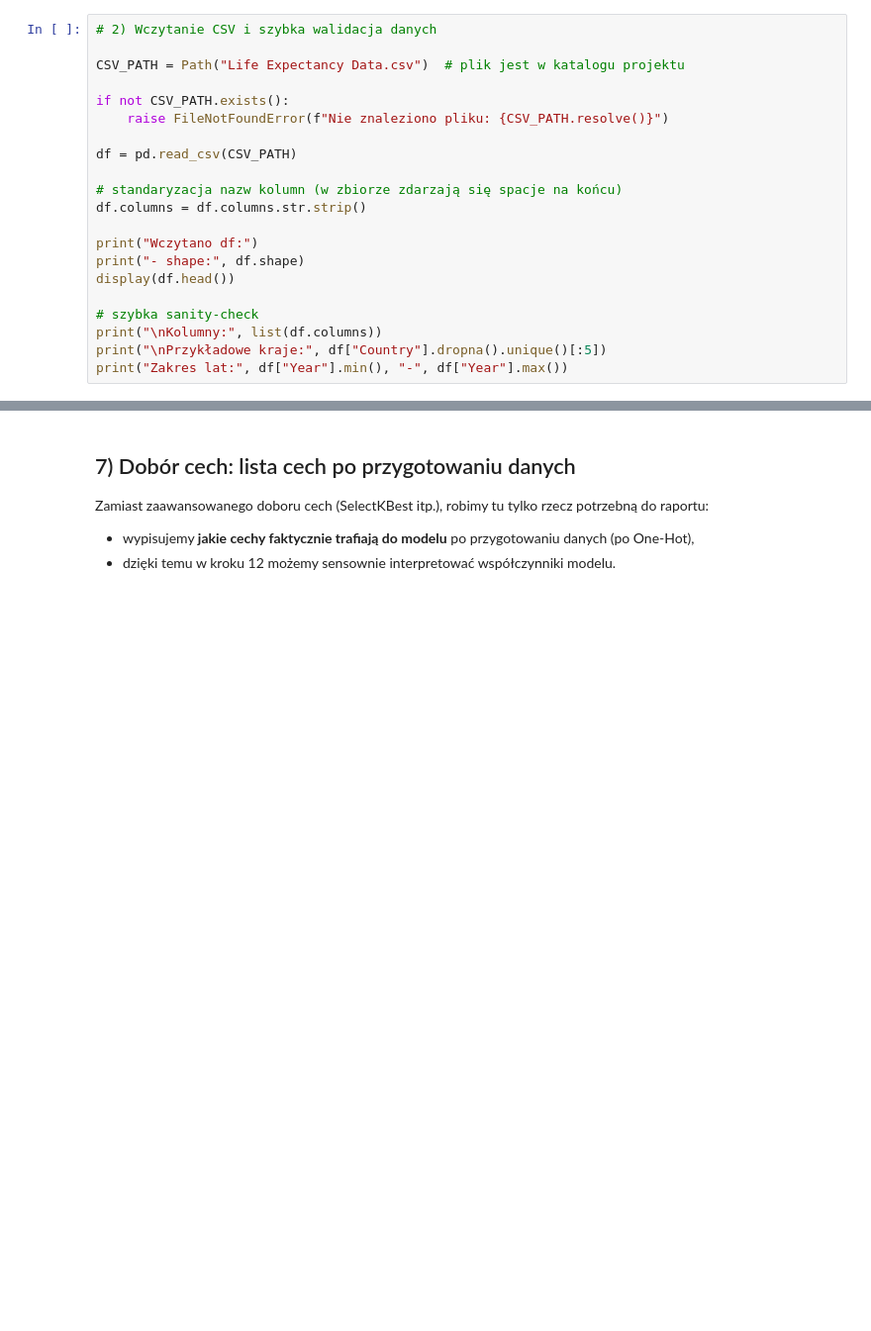
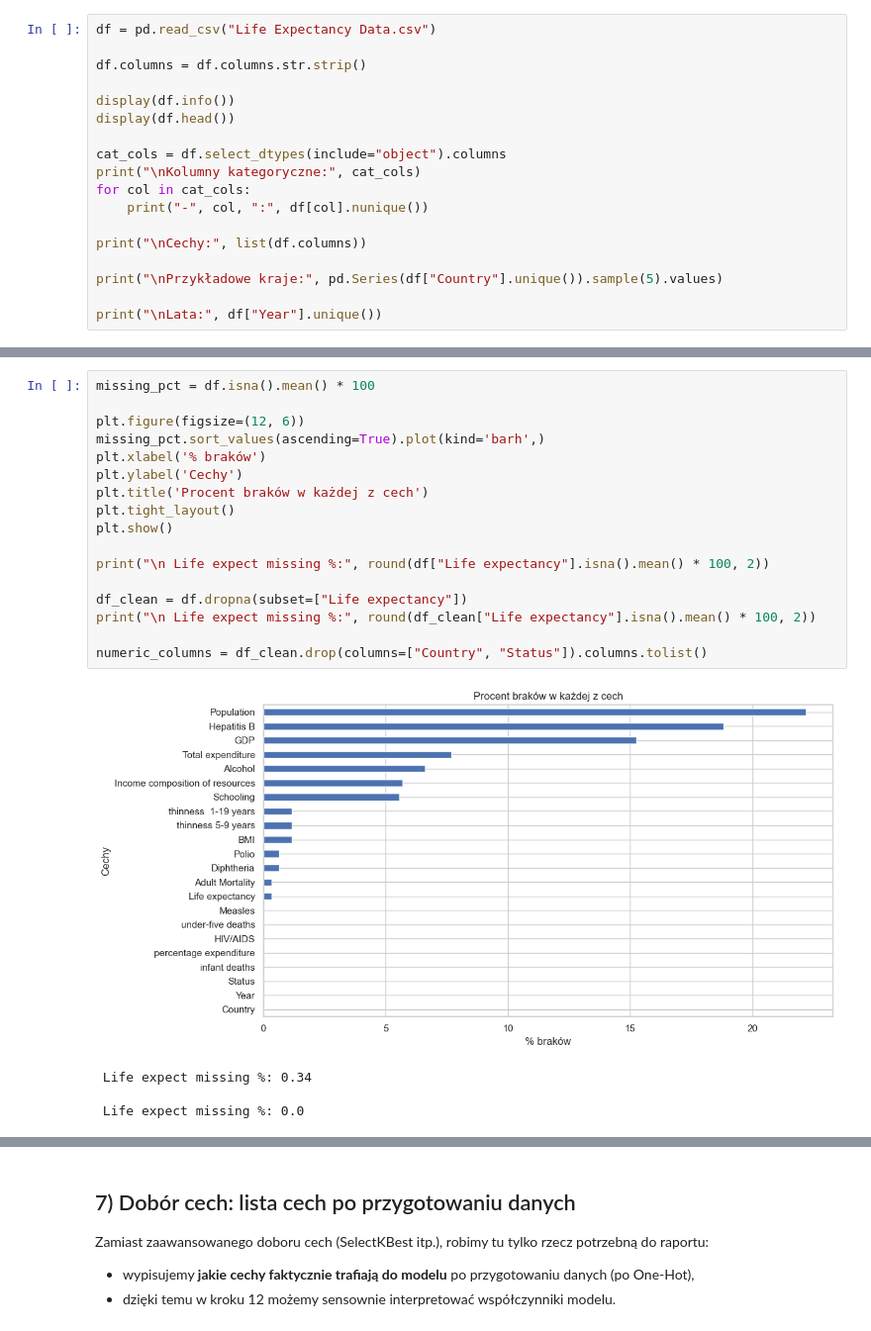
Before and after one commit to Paffeueq/data_mining_project, a Jupyter notebook: Life_Expectancy_Regression2.ipynb, the cells around one changed output, grey strips where cells are left out. Shown at 99% size. Drawn from its saved outputs; the diff is of its cells as text; blank space fills up the shorter version.

Commit message:
Refaktoryzacja kodu, zmienienie cechy status na binarna, dodanie roznych metod uzupelniania brakow

```diff
--- a/Life_Expectancy_Regression2.ipynb
+++ b/Life_Expectancy_Regression2.ipynb
@@ -43,22 +40,19 @@ Uwaga: w oryginalnym zbiorze zdarzają się spacje na końcu nazw kolumn (np. `L
 # %%
-# 2) Wczytanie CSV i szybka walidacja danych
+df = pd.read_csv("Life Expectancy Data.csv")
 
-CSV_PATH = Path("Life Expectancy Data.csv")  # plik jest w katalogu projektu
-
-if not CSV_PATH.exists():
-    raise FileNotFoundError(f"Nie znaleziono pliku: {CSV_PATH.resolve()}")
-
-df = pd.read_csv(CSV_PATH)
-
-# standaryzacja nazw kolumn (w zbiorze zdarzają się spacje na końcu)
 df.columns = df.columns.str.strip()
 
-print("Wczytano df:")
-print("- shape:", df.shape)
+display(df.info())
 display(df.head())
 
-# szybka sanity-check
-print("\nKolumny:", list(df.columns))
-print("\nPrzykładowe kraje:", df["Country"].dropna().unique()[:5])
-print("Zakres lat:", df["Year"].min(), "-", df["Year"].max())
+cat_cols = df.select_dtypes(include="object").columns
+print("\nKolumny kategoryczne:", cat_cols)
+for col in cat_cols:
+    print("-", col, ":", df[col].nunique())
+
+print("\nCechy:", list(df.columns))
+
+print("\nPrzykładowe kraje:", pd.Series(df["Country"].unique()).sample(5).values)
+
+print("\nLata:", df["Year"].unique())
 # %% [output]
@@ -155 +110,23 @@ Kolumny kategoryczne: ['Country', 'Status']
+# %%
+missing_pct = df.isna().mean() * 100
+
+plt.figure(figsize=(12, 6))
+missing_pct.sort_values(ascending=True).plot(kind='barh',)
+plt.xlabel('% braków')
+plt.ylabel('Cechy')
+plt.title('Procent braków w każdej z cech')
+plt.tight_layout()
+plt.show()
+
+print("\n Life expect missing %:", round(df["Life expectancy"].isna().mean() * 100, 2))
+
+df_clean = df.dropna(subset=["Life expectancy"])
+print("\n Life expect missing %:", round(df_clean["Life expectancy"].isna().mean() * 100, 2))
+
+numeric_columns = df_clean.drop(columns=["Country", "Status"]).columns.tolist()
+# %% [output]
+[figure, added]
+ Life expect missing %: 0.34
+
+ Life expect missing %: 0.0
 # %% [markdown]
```
Also changed, not shown: parts of 33 cells of this notebook.
